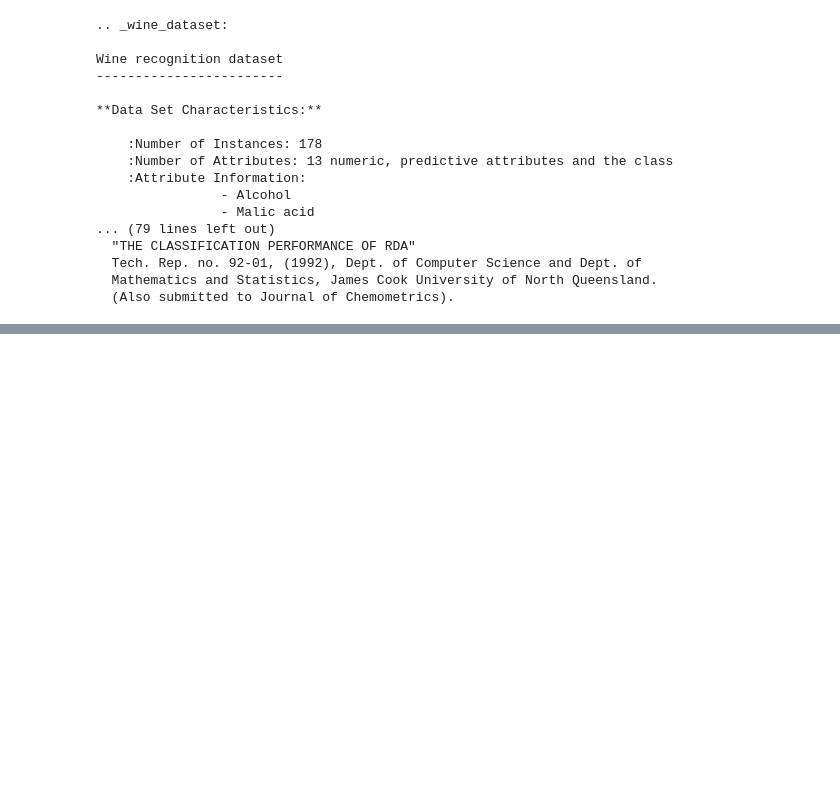
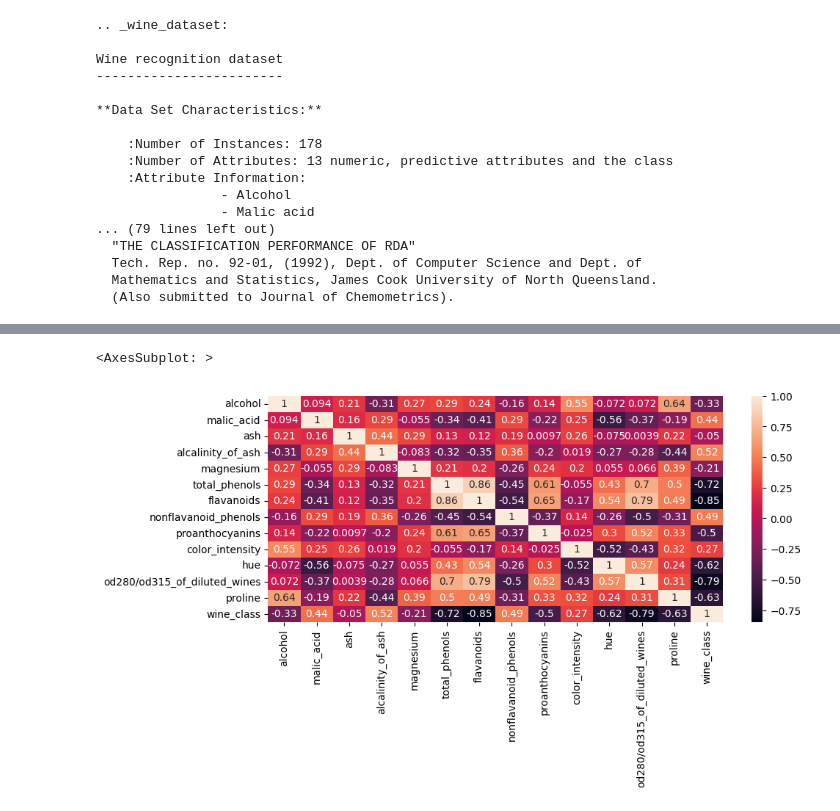
Before and after one commit to JonasBE13/machine-learning-jonas-bengtstrom, a Jupyter notebook: Code-along/L6-KNN.ipynb, the cells around one changed output, grey strips where cells are left out. Saved outputs shown, nothing was run; the diff lists cells and outputs as text; code cells hidden in the pictures; blank space fills up the shorter version.

```diff
--- a/Code-along/L6-KNN.ipynb
+++ b/Code-along/L6-KNN.ipynb
@@ -63,0 +153,6 @@ Wine recognition dataset
+# %%
+fig = plt.figure(figsize=(10,4))
+sns.heatmap(df.corr(), annot=True)
+# %% [output]
+<AxesSubplot: >
+[figure, added]
```
Also changed, not shown: parts of 21 cells of this notebook.
